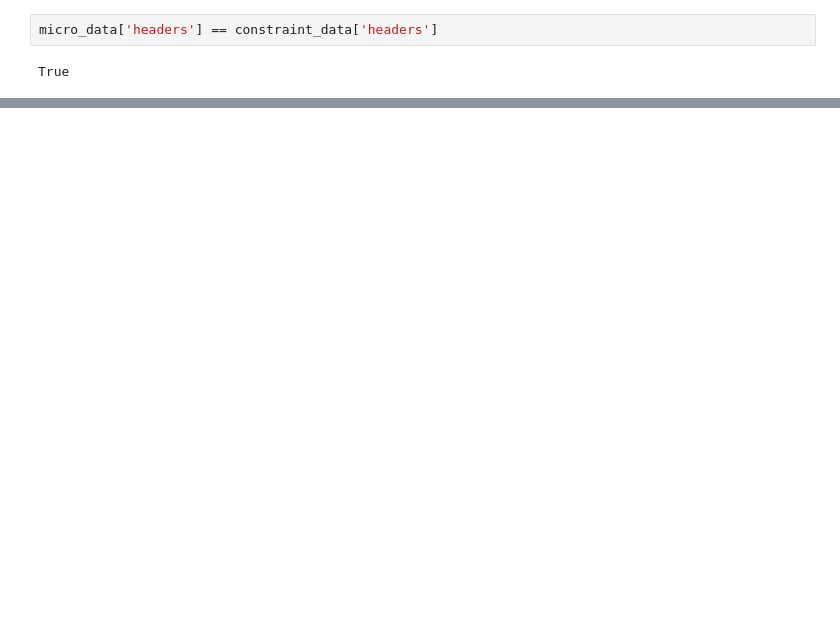
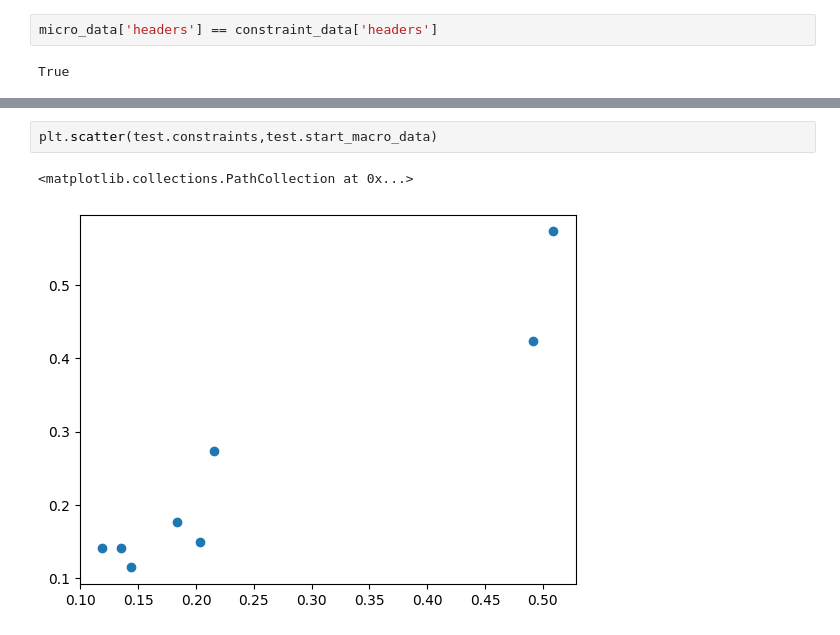
Before and after one commit to ricci-colasanti/Synthetic-Population-Generation, a Jupyter notebook: code/simulated_annealing.ipynb, the cells around one changed output, grey strips where cells are left out. Saved outputs shown, nothing was run; the diff lists cells and outputs as text; blank space fills up the shorter version.

```diff
--- a/code/simulated_annealing.ipynb
+++ b/code/simulated_annealing.ipynb
@@ -222,0 +275,5 @@ class SimulatedAnnealing:
+# %%
+plt.scatter(test.constraints,test.start_macro_data)
+# %% [output]
+<matplotlib.collections.PathCollection at 0x...>
+[figure, added]
```
Also changed, not shown: parts of 10 cells of this notebook, 3 other files.
